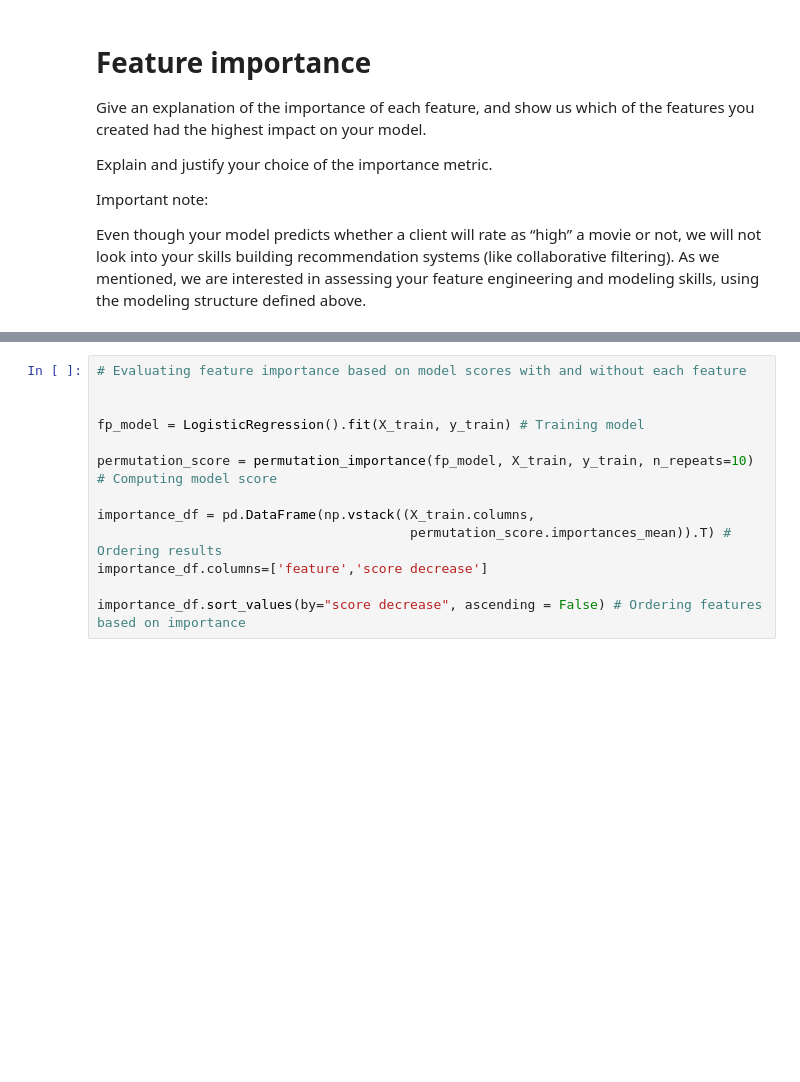
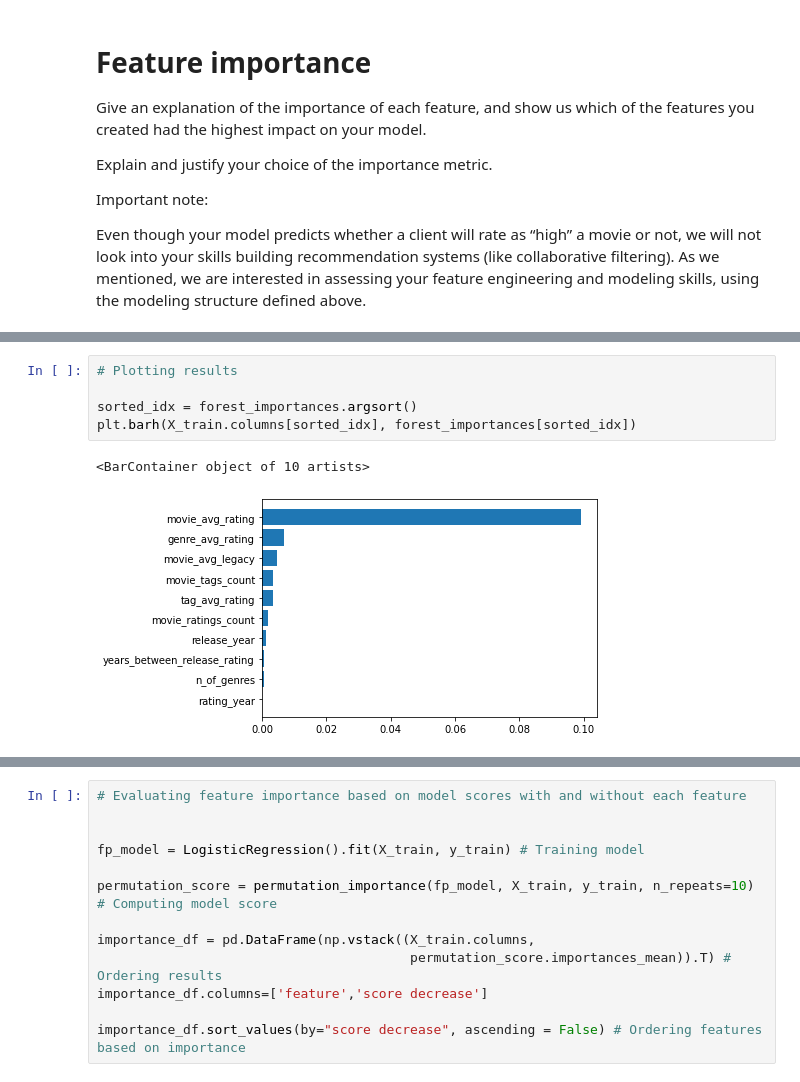
Before and after one commit to sanchiesa/user_movie_rating, a Jupyter notebook: notebooks/user_movie_rating.ipynb, the cells around one changed output, grey strips where cells are left out. Saved outputs shown, nothing was run; the diff lists cells and outputs as text; blank space fills up the shorter version.

```diff
--- a/notebooks/user_movie_rating.ipynb
+++ b/notebooks/user_movie_rating.ipynb
@@ -1564,0 +1574,8 @@ Regarding the other variables, these two methods showed some contradictory effec
+# %%
+# Plotting results
+
+sorted_idx = forest_importances.argsort()
+plt.barh(X_train.columns[sorted_idx], forest_importances[sorted_idx])
+# %% [output]
+<BarContainer object of 10 artists>
+[figure, added]
```
Also changed, not shown: parts of 91 cells of this notebook.
